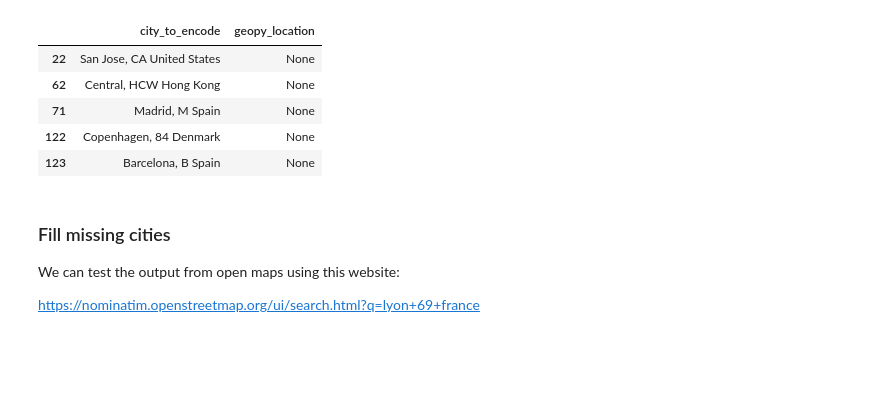
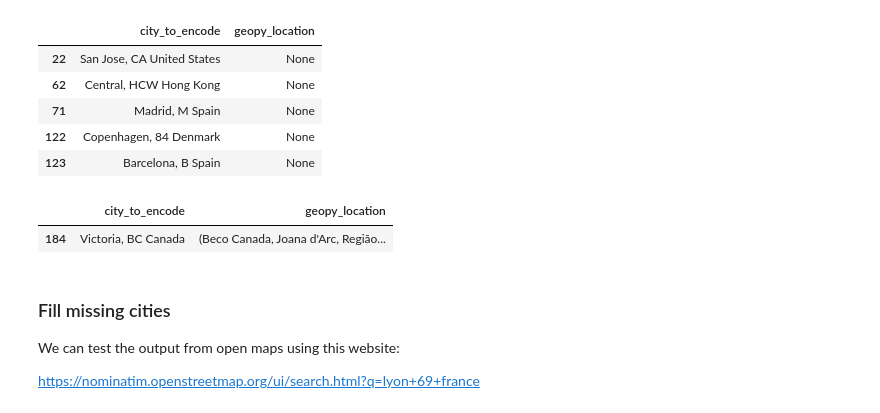
Before and after one commit to nazanin-zinouri/subclu, a Jupyter notebook: notebooks/city_local/djb_01.01-get_lat_and_long_for_target_cities_mvp.ipynb, the cells around one changed output. Saved outputs shown, nothing was run; the diff lists cells and outputs as text; code cells hidden in the pictures; blank space fills up the shorter version.

```diff
--- a/notebooks/city_local/djb_01.01-get_lat_and_long_for_target_cities_mvp.ipynb
+++ b/notebooks/city_local/djb_01.01-get_lat_and_long_for_target_cities_mvp.ipynb
@@ -345,6 +342,11 @@ df_city_loc_raw[mask_null_loc].head()
 | 123 | Barcelona, B Spain | None |
 # %%
 # df_city_loc_raw[mask_null_loc]['city_to_encode'].to_list()
+# %%
+df_city_loc_raw[df_city_loc_raw['city_to_encode'].str.contains('Victoria')]
+# %% [output]
+|  | city_to_encode | geopy_location |
+| 184 | Victoria, BC Canada | (Beco Canada, Joana d'Arc, Região... |
 # %% [markdown]
 ### Fill missing cities
 
```
Also changed, not shown: parts of 6 cells of this notebook, 2 other files.
